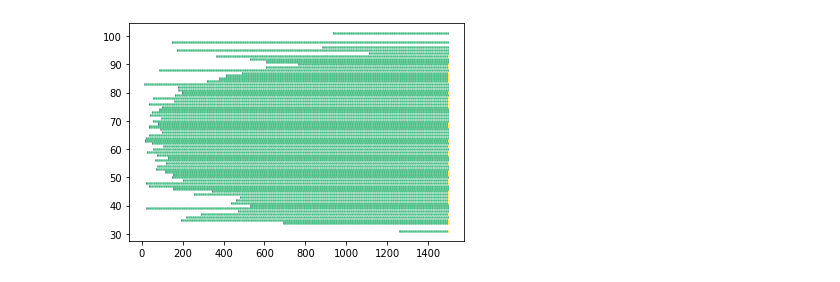
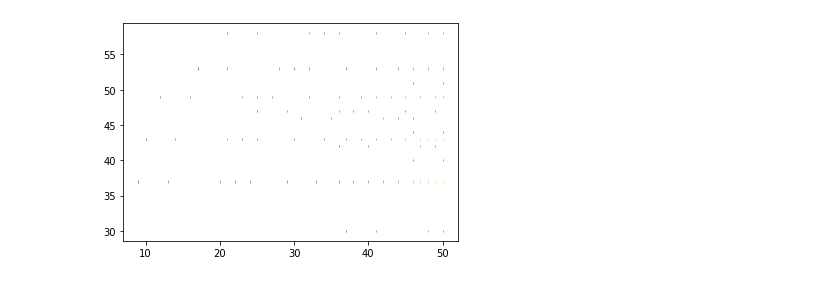
Before and after one commit to russelljjarvis/lava-dnf, a Jupyter notebook: Potjans.ipynb, the cells around one changed output. Drawn from its saved outputs; the diff is of its cells as text; code cells hidden in the pictures.

```diff
--- a/Potjans.ipynb
+++ b/Potjans.ipynb
@@ -28,18 +38,18 @@ ly_4_in = np.ndarray((ncolumns),dtype=object)#,LIF))
 ly_5_in = np.ndarray((ncolumns),dtype=object)#,LIF))
 ly_6_in = np.ndarray((ncolumns),dtype=object)#,LIF))
 
-ncells = 125
+ncells = 85
 for i in range(0,ncolumns):
-    ly_2_3_ex[i] = LIF(shape=(ncells,), du=2047, dv=2047, vth=200)
-    ly_4_ex[i] = LIF(shape=(ncells,), du=2047, dv=2047, vth=200)
-    ly_5_ex[i] = LIF(shape=(ncells,), du=2047, dv=2047, vth=200)
-    ly_6_ex[i] = LIF(shape=(ncells,), du=2047, dv=2047, vth=200)
+    ly_2_3_ex[i] = LIF(shape=(ncells,))#, du=2047, dv=2047, vth=200)
+    ly_4_ex[i] = LIF(shape=(ncells,))#, du=2047, dv=2047, vth=200)
+    ly_5_ex[i] = LIF(shape=(ncells,))#, du=2047, dv=2047, vth=200)
+    ly_6_ex[i] = LIF(shape=(ncells,))#, du=2047, dv=2047, vth=200)
 
 
-    ly_2_3_in[i] = LIF(shape=(ncells,), du=2047, dv=2047, vth=200)
-    ly_4_in[i] = LIF(shape=(ncells,), du=2047, dv=2047, vth=200)
-    ly_5_in[i] = LIF(shape=(ncells,), du=2047, dv=2047, vth=200)
-    ly_6_in[i] = LIF(shape=(ncells,), du=2047, dv=2047, vth=200)
+    ly_2_3_in[i] = LIF(shape=(ncells,))#, du=2047, dv=2047, vth=200)
+    ly_4_in[i] = LIF(shape=(ncells,))#, du=2047, dv=2047, vth=200)
+    ly_5_in[i] = LIF(shape=(ncells,))#, du=2047, dv=2047, vth=200)
+    ly_6_in[i] = LIF(shape=(ncells,))#, du=2047, dv=2047, vth=200)
 # %%
 
 connections=[]
@@ -196,20 +241,13 @@ ly_2_3_in[0].run(condition=RunSteps(num_steps=time_steps),
 # %%
 # Get probed data from monitors
 
-#from utils import plot_1d, animated_1d_plot
-data_dnf = monitor_dnf.get_data()\
-    [ly_4_ex[0].name][ly_4_ex[0].s_out.name]
-
 data_input1 = monitor_input_1.get_data()\
     [spike_generator_1.name][spike_generator_1.s_out.name]
-#print(data_input1)
-#print(np.std(data_dnf))
-#print(np.std(data_input1))
 
-#print(monitor_dnf.get_data())
-#print(monitor_input_1.get_data())
-from lava.lib.dnf.utils.plotting import raster_plot
+data_ly_2_3_ex = monitor_ly_2_3_ex.get_data()\
+    [ly_2_3_ex[0].name][ly_2_3_ex[0].s_out.name]
 
-raster_plot(data_dnf.T)
+
+raster_plot(data_ly_2_3_ex.T)
 # %% [output]
-[figure, old version]
+[figure, new version]
```
Also changed, not shown: parts of 32 cells of this notebook.
